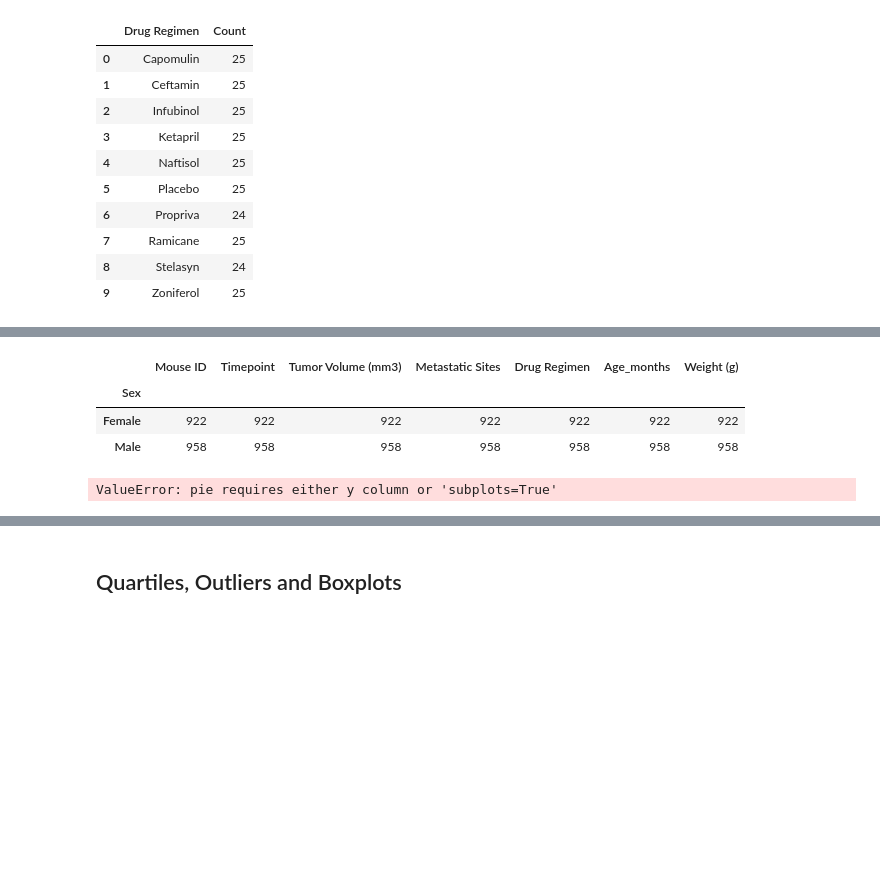
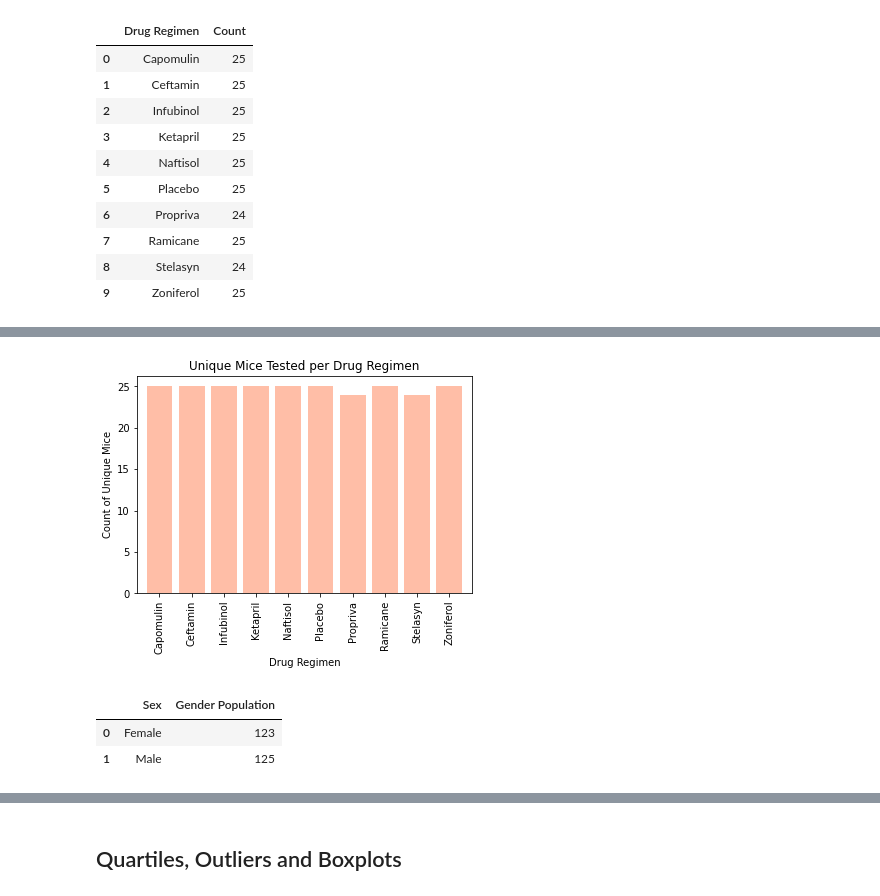
Before and after one commit to sjryandesigns/Matplotlib---Power-of-Plots, a Jupyter notebook: pymaceuticals_starter.ipynb, the cells around one changed output, grey strips where cells are left out. Saved outputs shown, nothing was run; the diff lists cells and outputs as text; code cells hidden in the pictures; blank space fills up the shorter version.

```diff
--- a/pymaceuticals_starter.ipynb
+++ b/pymaceuticals_starter.ipynb
@@ -179,2 +189,5 @@ plt.show()
 # %%
 # Generate a bar plot showing the total number of unique mice tested on each drug regimen using pyplot.
+drug_df = clean_data.groupby('Drug Regimen')['Mouse ID'].nunique().reset_index()
+drug_df = drug_df.rename(columns={"Mouse ID": "Mouse Population"})
+drug_df
@@ -181,14 +206,32 @@ plt.show()
-# %%
-gender_df = clean_data.groupby('Sex').count()
-gender_df.head()
-# %% [output]
-|  | Mouse ID | Timepoint | Tumor Volume (mm3) | Metastatic Sites | Drug Regimen | Age_months | Weight (g) |
-| Sex |  |  |  |  |  |  |  |
-| Female | 922 | 922 | 922 | 922 | 922 | 922 | 922 |
-| Male | 958 | 958 | 958 | 958 | 958 | 958 | 958 |
+# %%
+x_axis = np.arange(len(drug_df))
+tick_locations = [value for value in x_axis]
+
+
+# Create a list indicating where to write x labels and set figure size to adjust for space
+plt.bar(x_axis, drug_df["Mouse Population"], color='coral', alpha=0.5, align="center")
+plt.xticks(tick_locations, drug_df["Drug Regimen"], rotation="vertical")
+
+# Set x and y limits
+plt.xlim(-0.7, len(x_axis)-0.3)
+plt.ylim(0, max(drug_df["Mouse Population"])*1.05)
+
+# # Set a Title and labels
+plt.title("Unique Mice Tested per Drug Regimen")
+plt.xlabel("Drug Regimen")
+plt.ylabel("Count of Unique Mice")
+
+# Save the figure
+plt.savefig("figures/PyplotBarChart.png")
+plt.show()
+# %% [output]
+[figure, added]
 # %%
 # Generate a pie plot showing the distribution of female versus male mice using pandas
-
-gender_py = group_df.plot(kind = 'pie')
+gender_df = clean_data.groupby('Sex')['Mouse ID'].nunique().reset_index()
+gender_df = gender_df.rename(columns={"Mouse ID": "Gender Population"})
+gender_df
 # %% [output]
-ValueError: pie requires either y column or 'subplots=True'
+|  | Sex | Gender Population |
+| 0 | Female | 123 |
+| 1 | Male | 125 |
```
Also changed, not shown: parts of 8 cells of this notebook, 4 other files.
